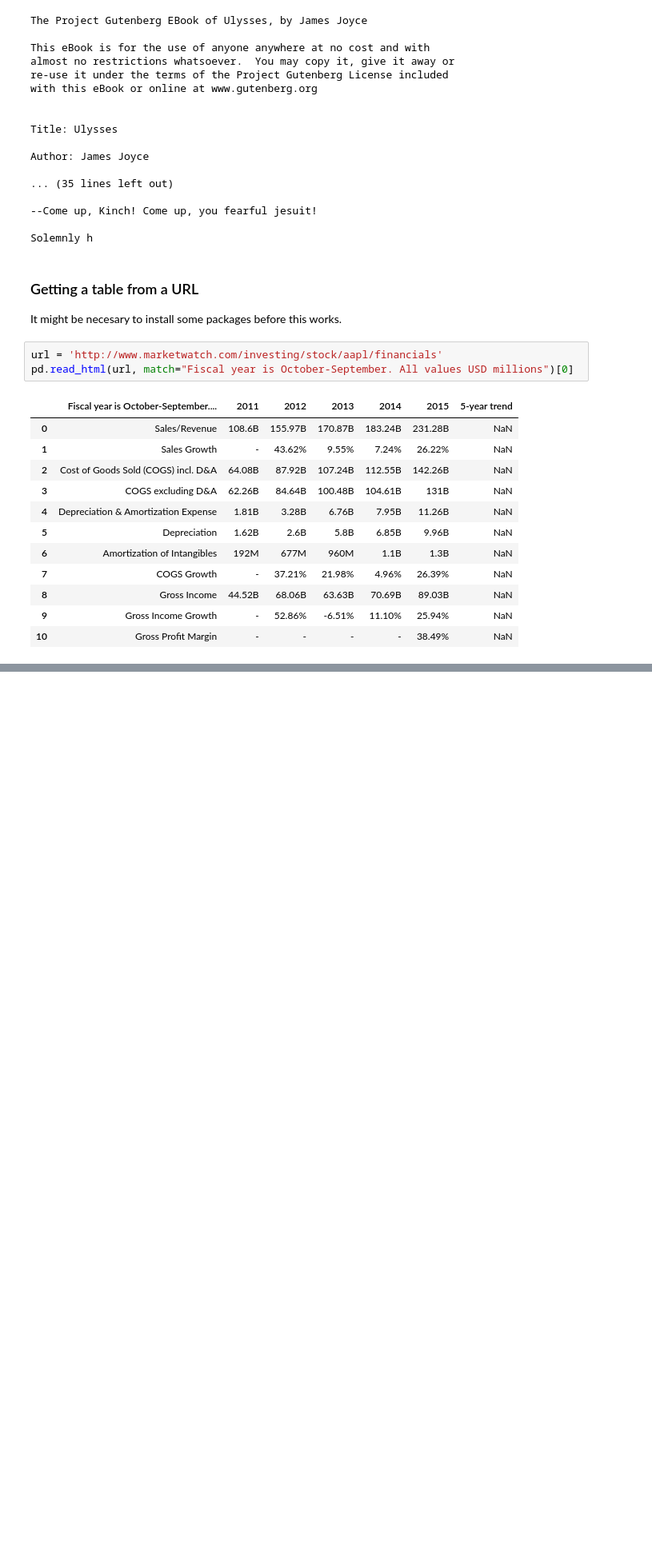
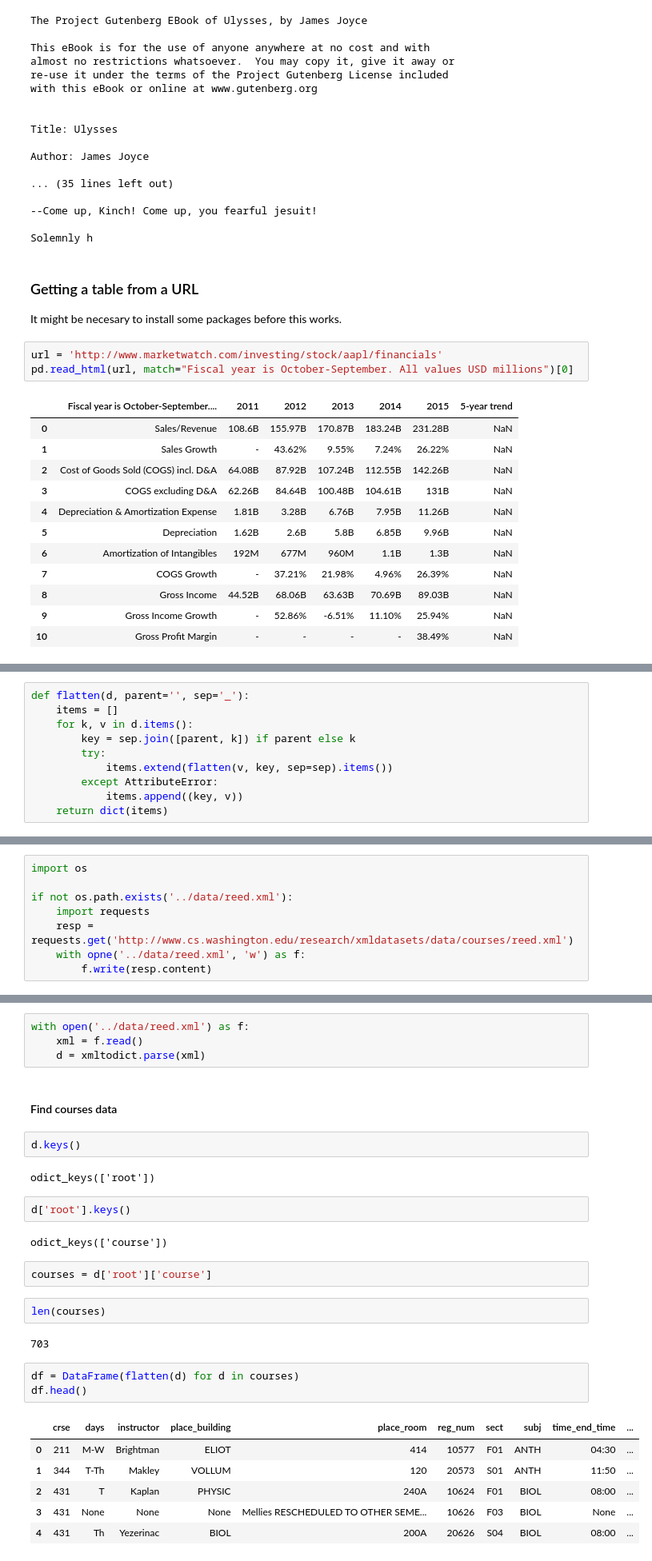
Before and after one commit to cliburn/sta-663-2016, a Jupyter notebook: lectures/02_IO.ipynb, the cells around one changed output, grey strips where cells are left out. Shown at 80% size. Cells and saved outputs as stored; diff of their text form; blank space fills up the shorter version.

```diff
--- a/lectures/02_IO.ipynb
+++ b/lectures/02_IO.ipynb
@@ -174,0 +223,10 @@ pd.read_html(url, match="Fiscal year is October-September. All values USD millio
+# %%
+def flatten(d, parent='', sep='_'):
+    items = []
+    for k, v in d.items():
+        key = sep.join([parent, k]) if parent else k
+        try:
+            items.extend(flatten(v, key, sep=sep).items())
+        except AttributeError:
+            items.append((key, v))
+    return dict(items)
@@ -174,0 +281,8 @@ pd.read_html(url, match="Fiscal year is October-September. All values USD millio
+# %%
+import os
+
+if not os.path.exists('../data/reed.xml'):
+    import requests
+    resp = requests.get('http://www.cs.washington.edu/research/xmldatasets/data/courses/reed.xml')
+    with opne('../data/reed.xml', 'w') as f:
+        f.write(resp.content)
@@ -174,0 +291,30 @@ pd.read_html(url, match="Fiscal year is October-September. All values USD millio
+# %%
+with open('../data/reed.xml') as f:
+    xml = f.read()
+    d = xmltodict.parse(xml)
+# %% [markdown]
+#### Find courses data
+# %%
+d.keys()
+# %% [output]
+odict_keys(['root'])
+# %%
+d['root'].keys()
+# %% [output]
+odict_keys(['course'])
+# %%
+courses = d['root']['course']
+# %%
+len(courses)
+# %% [output]
+703
+# %%
+df = DataFrame(flatten(d) for d in courses)
+df.head()
+# %% [output]
+|  | crse | days | instructor | place_building | place_room | reg_num | sect | subj | time_end_time | ... |
+| 0 | 211 | M-W | Brightman | ELIOT | 414 | 10577 | F01 | ANTH | 04:30 | ... |
+| 1 | 344 | T-Th | Makley | VOLLUM | 120 | 20573 | S01 | ANTH | 11:50 | ... |
+| 2 | 431 | T | Kaplan | PHYSIC | 240A | 10624 | F01 | BIOL | 08:00 | ... |
+| 3 | 431 | None | None | None | Mellies RESCHEDULED TO OTHER SEME... | 10626 | F03 | BIOL | None | ... |
+| 4 | 431 | Th | Yezerinac | BIOL | 200A | 20626 | S04 | BIOL | 08:00 | ... |
```
Also changed, not shown: parts of 23 cells of this notebook, 4 other files.
